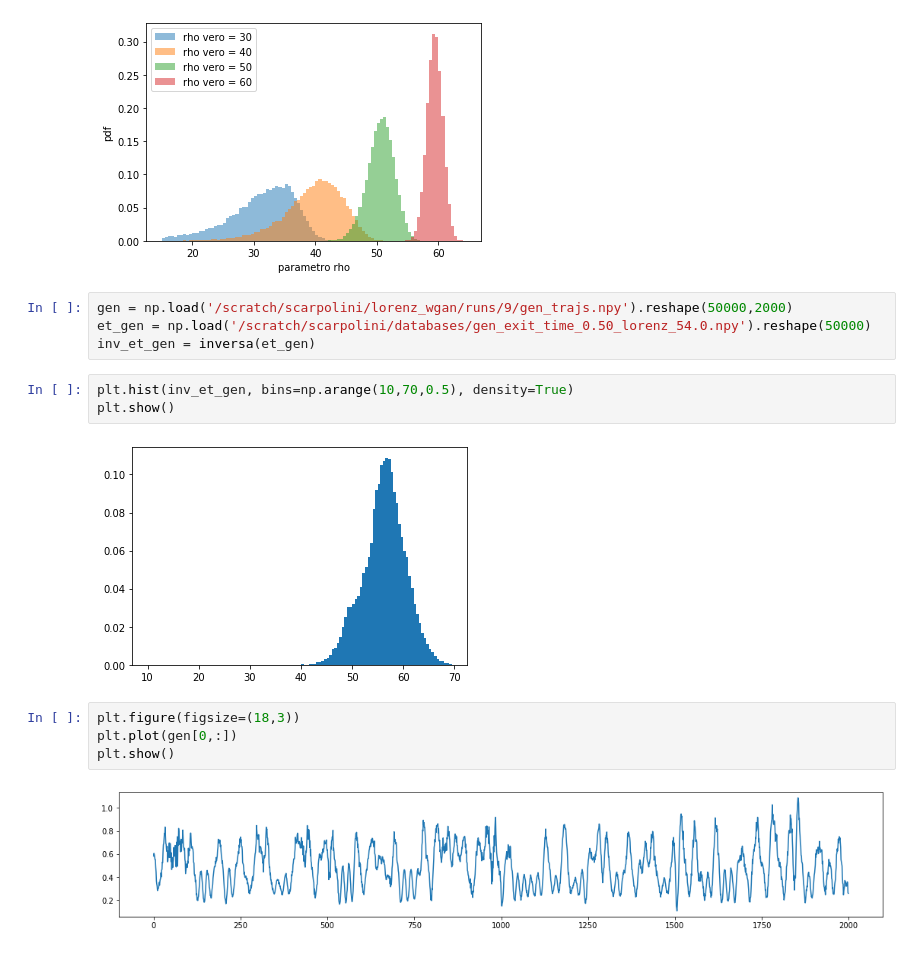
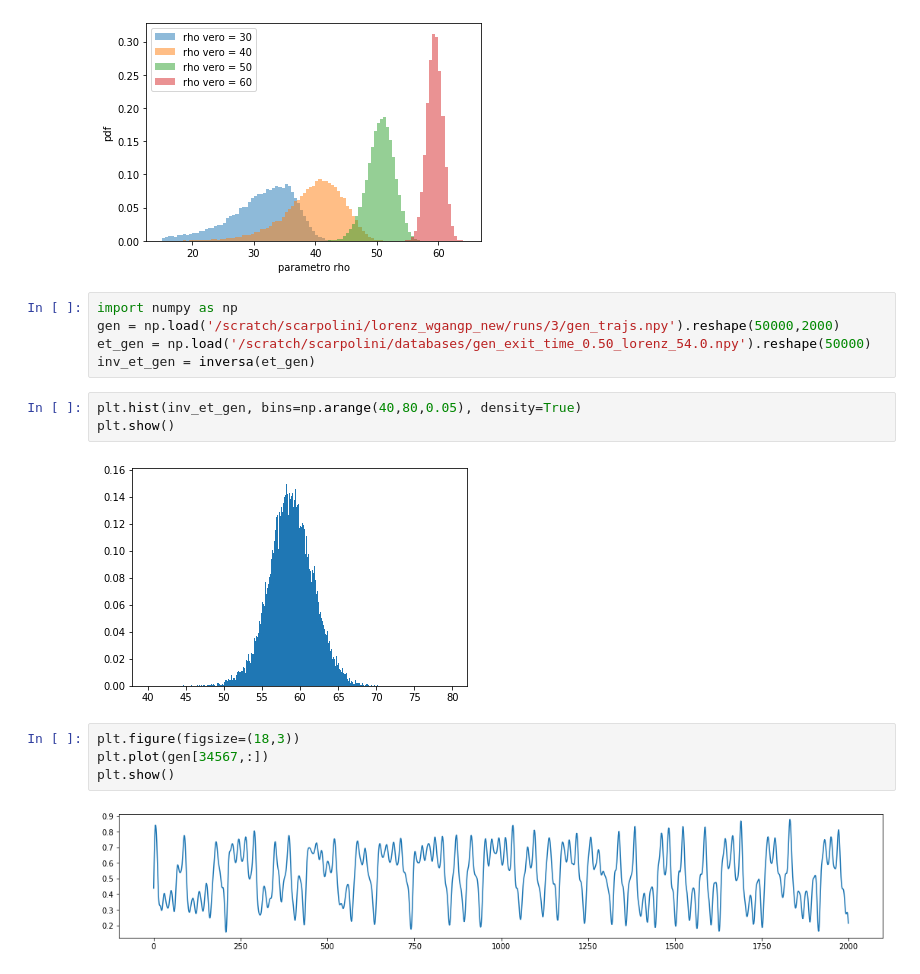
Before and after one commit to scarpma/lorenz, a Jupyter notebook: auto_corr.ipynb, the cells around one changed output. Cells and saved outputs as stored; diff of their text form.

```diff
--- a/auto_corr.ipynb
+++ b/auto_corr.ipynb
@@ -290,17 +216,18 @@ plt.show()
 # %% [output]
 [figure]
 # %%
-gen = np.load('/scratch/scarpolini/lorenz_wgan/runs/9/gen_trajs.npy').reshape(50000,2000)
+import numpy as np
+gen = np.load('/scratch/scarpolini/lorenz_wgangp_new/runs/3/gen_trajs.npy').reshape(50000,2000)
 et_gen = np.load('/scratch/scarpolini/databases/gen_exit_time_0.50_lorenz_54.0.npy').reshape(50000)
 inv_et_gen = inversa(et_gen)
 # %%
-plt.hist(inv_et_gen, bins=np.arange(10,70,0.5), density=True)
+plt.hist(inv_et_gen, bins=np.arange(40,80,0.05), density=True)
 plt.show()
 # %% [output]
-[figure, old version]
+[figure, new version]
 # %%
 plt.figure(figsize=(18,3))
-plt.plot(gen[0,:])
+plt.plot(gen[34567,:])
 plt.show()
 # %% [output]
-[figure, old version]
+[figure, new version]
```
Also changed, not shown: parts of 7 cells of this notebook, 21 other files.
